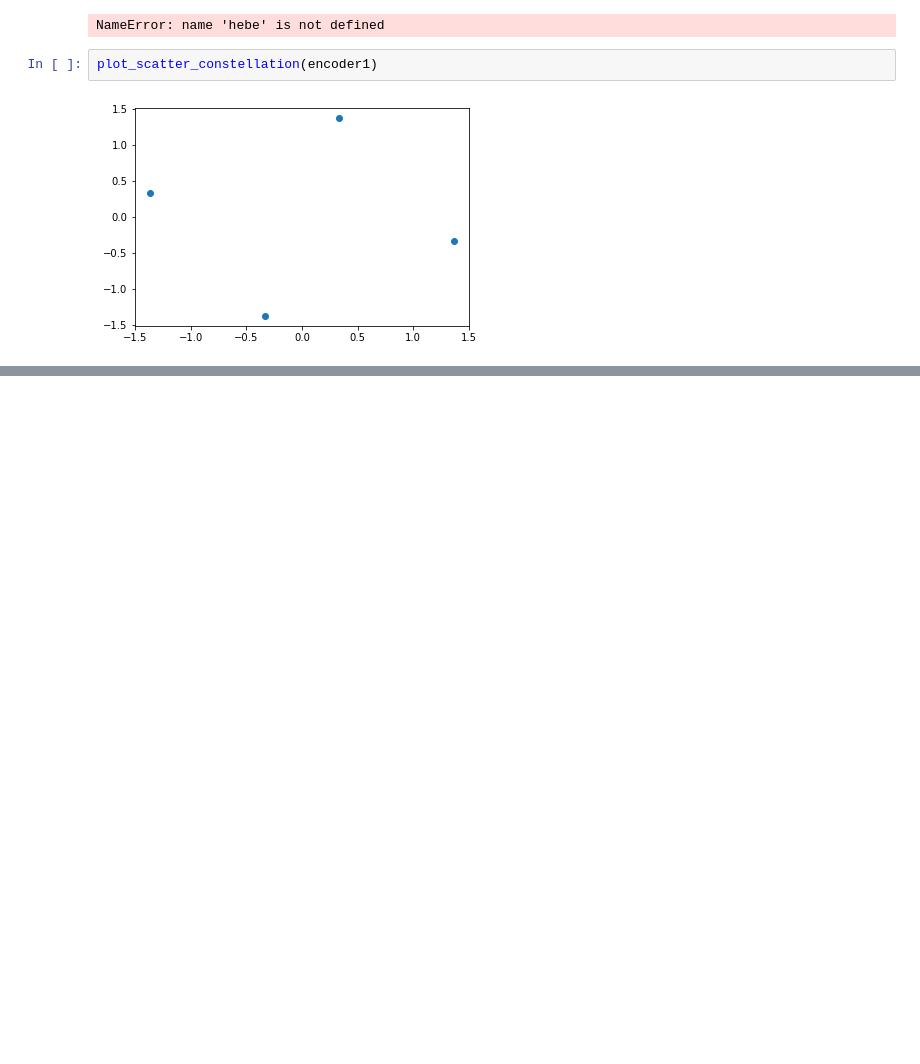
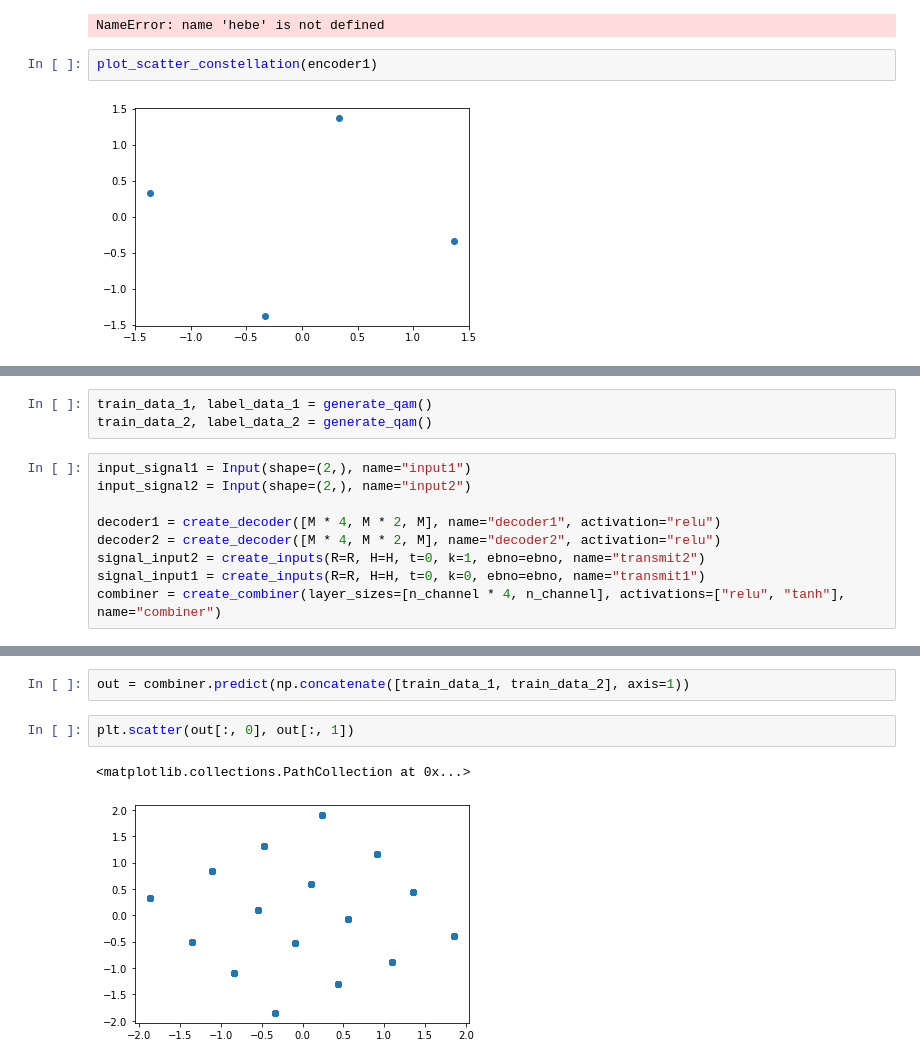
Before and after one commit to iamkucuk/AutoEnconderComm, a Jupyter notebook: Experiments.ipynb, the cells around one changed output, grey strips where cells are left out. Drawn from its saved outputs; the diff is of its cells as text; blank space fills up the shorter version.

```diff
--- a/Experiments.ipynb
+++ b/Experiments.ipynb
@@ -399,0 +410,12 @@ plot_scatter_constellation(encoder1)
+# %%
+train_data_1, label_data_1 = generate_qam()
+train_data_2, label_data_2 = generate_qam()
+# %%
+input_signal1 = Input(shape=(2,), name="input1")
+input_signal2 = Input(shape=(2,), name="input2")
+
+decoder1 = create_decoder([M * 4, M * 2, M], name="decoder1", activation="relu")
+decoder2 = create_decoder([M * 4, M * 2, M], name="decoder2", activation="relu")
+signal_input2 = create_inputs(R=R, H=H, t=0, k=1, ebno=ebno, name="transmit2")
+signal_input1 = create_inputs(R=R, H=H, t=0, k=0, ebno=ebno, name="transmit1")
+combiner = create_combiner(layer_sizes=[n_channel * 4, n_channel], activations=["relu", "tanh"], name="combiner")
@@ -399,0 +485,7 @@ plot_scatter_constellation(encoder1)
+# %%
+out = combiner.predict(np.concatenate([train_data_1, train_data_2], axis=1))
+# %%
+plt.scatter(out[:, 0], out[:, 1])
+# %% [output]
+<matplotlib.collections.PathCollection at 0x...>
+[figure, added]
```
Also changed, not shown: parts of 6 cells of this notebook, 1 other file.
